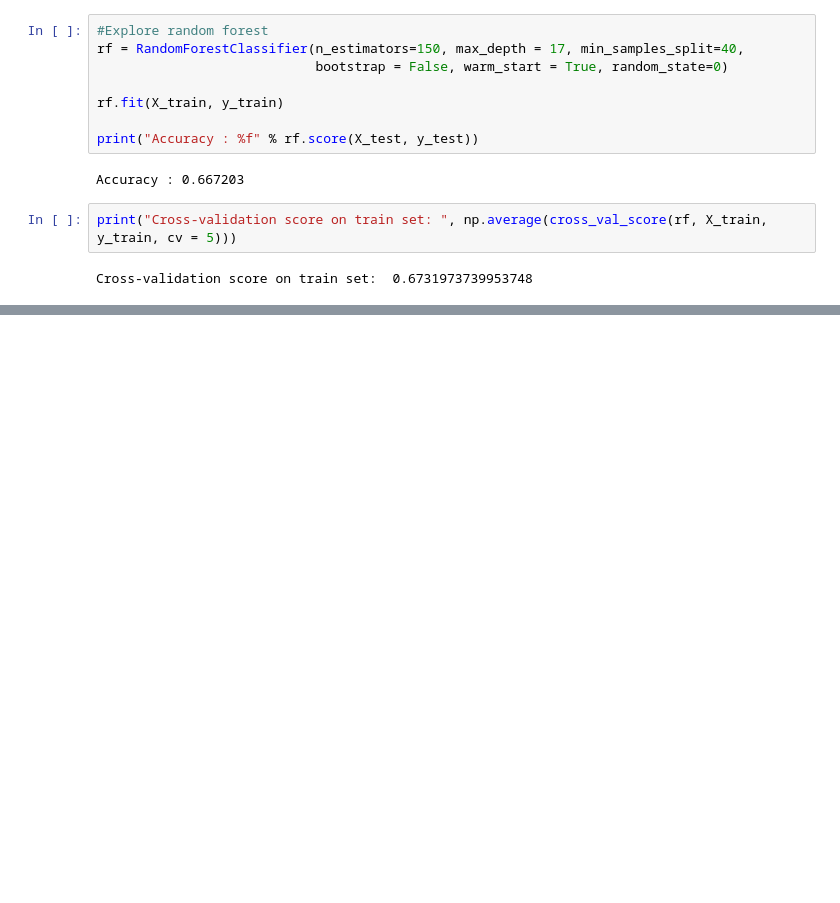
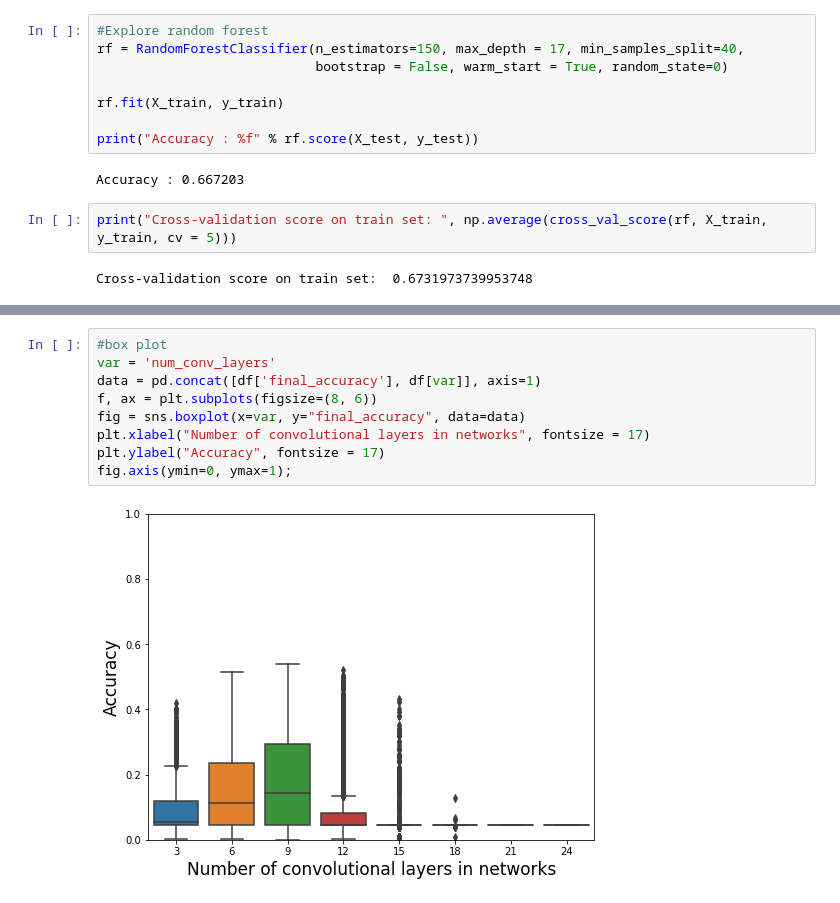
Before and after one commit to Duchstf/CNN-Architectural-Analysis, a Jupyter notebook: MINERvA-Vertex-Finding/Code/First-population-analysis.ipynb, the cells around one changed output, grey strips where cells are left out. Cells and saved outputs as stored; diff of their text form; blank space fills up the shorter version.

```diff
--- a/MINERvA-Vertex-Finding/Code/First-population-analysis.ipynb
+++ b/MINERvA-Vertex-Finding/Code/First-population-analysis.ipynb
@@ -131,0 +180,11 @@ plt.show()
+# %%
+#box plot
+var = 'num_conv_layers'
+data = pd.concat([df['final_accuracy'], df[var]], axis=1)
+f, ax = plt.subplots(figsize=(8, 6))
+fig = sns.boxplot(x=var, y="final_accuracy", data=data)
+plt.xlabel("Number of convolutional layers in networks", fontsize = 17)
+plt.ylabel("Accuracy", fontsize = 17)
+fig.axis(ymin=0, ymax=1);
+# %% [output]
+[figure, added]
```
Also changed, not shown: parts of 9 cells of this notebook.
